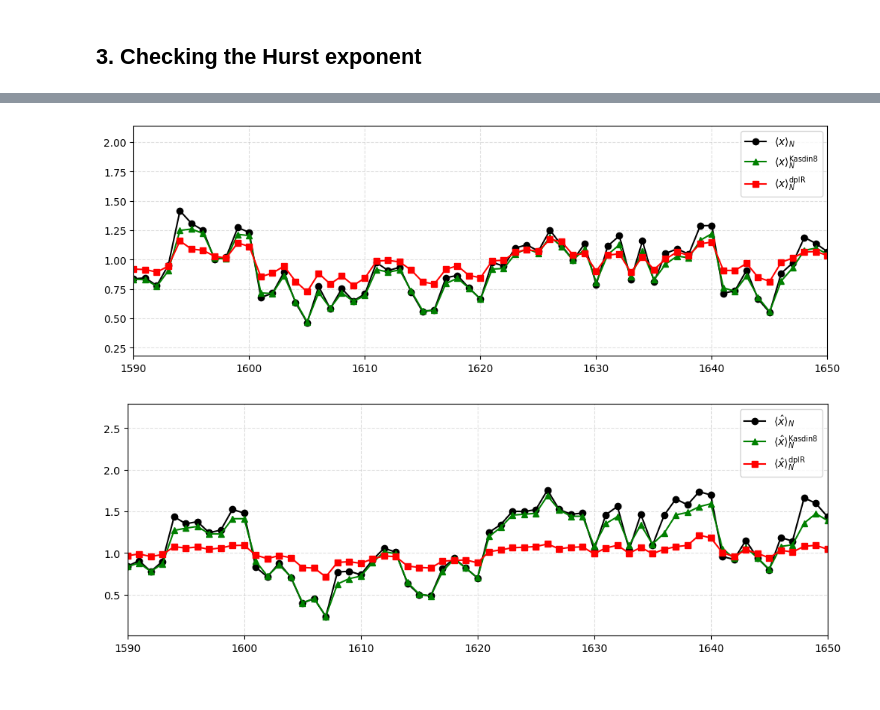
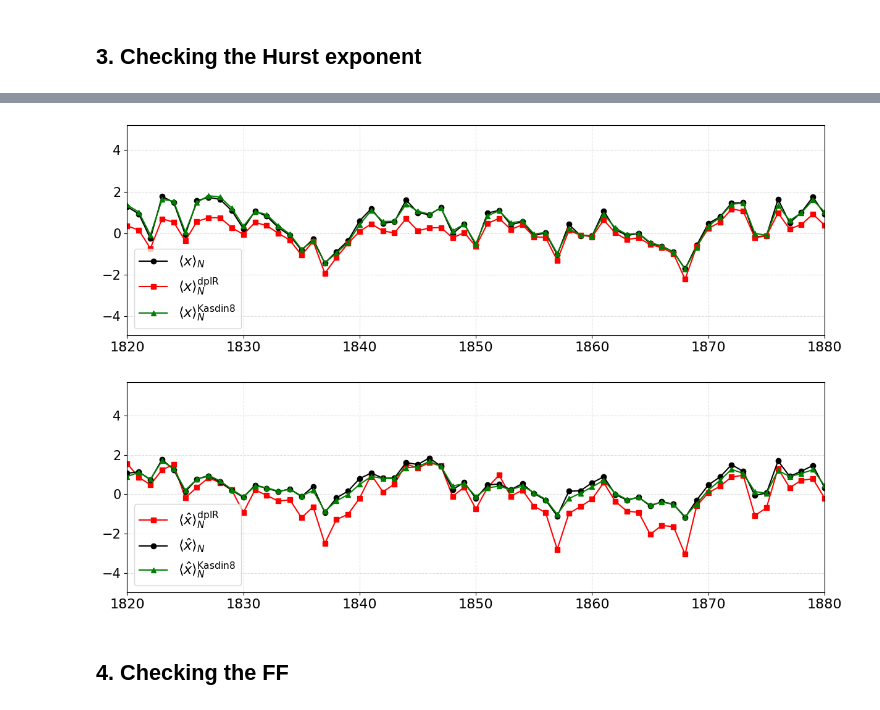
Before and after one commit to Digiratory/StatTools, a Jupyter notebook: research/kalman_filter/reconstruction_of_long_term_complex_system_dynamics/dendrochronological_series.ipynb, the cells around one changed output, grey strips where cells are left out. Cells and saved outputs as stored; diff of their text form; code cells hidden in the pictures.

```diff
--- a/research/kalman_filter/reconstruction_of_long_term_complex_system_dynamics/dendrochronological_series.ipynb
+++ b/research/kalman_filter/reconstruction_of_long_term_complex_system_dynamics/dendrochronological_series.ipynb
@@ -275,39 +324,39 @@ Median: 22.9%
 order = 8
 method = "Kasdin"
 
-mean_signal = np.zeros(total_years)
+mean_signal_full = np.zeros(total_years)
 for i, year in enumerate(data):
-    mean_signal[i] = np.nanmean(year)
-recovered_signal = np.zeros(total_years)
+    mean_signal_full[i] = tbrm(year)
+kalman_signal_full = np.zeros(total_years)
 kf = init_kf(H_O, 0, method, order, total_years)
 
 for i, year in enumerate(data):
     valid = year[~np.isnan(year)]
     if valid.size != 0:
-        year_mean = np.nanmean(valid)
+        year_mean = tbrm(valid)
         R = get_R_matrix(valid)
         kf._R = R
     else:
         year_mean = None
     kf.predict()
     kf.adjust(np.array([[year_mean]]))
-    recovered_signal[i] = kf.get_current_measurement().item()
+    kalman_signal_full[i] = kf.get_current_measurement().item()
 
 
-recovered_signal_aug = np.zeros(total_years)
+kalman_signal_distorted = np.zeros(total_years)
 kf = init_kf(H_O, 0, method, order, total_years)
 
-for i, year in enumerate(data_aug):
+for i, year in enumerate(data_distorted):
     valid = year[~np.isnan(year)]
     if valid.size != 0:
-        year_mean = np.nanmean(valid)
+        year_mean = tbrm(valid)
         R = get_R_matrix(valid)
         kf._R = R
     else:
         year_mean = None
     kf.predict()
     kf.adjust(np.array([[year_mean]]))
-    recovered_signal_aug[i] = kf.get_current_measurement().item()
+    kalman_signal_distorted[i] = kf.get_current_measurement().item()
 # %% [markdown]
 ## 3. Checking the Hurst exponent
 # %%
@@ -384,56 +573,68 @@ dplr            0.91    0.94    0.85    0.90
 # %%
 plt.figure(figsize=(12, 4))
-plt.plot(years, mean_signal, "-o", label=f"$\\langle x \\rangle_N$", color="k")
+plt.plot(years, normalize(mean_signal_full), "-o", label="$\\langle x \\rangle_N$", color="k")
 plt.plot(
     years,
-    recovered_signal,
+    normalize(dplr_signal_full),
+    "-s",
+    color="r",
+    label="$\\langle x \\rangle_N^\\text{dplR}$",
+)
+plt.plot(
+    years,
+    normalize(kalman_signal_full),
     "-^",
     color="green",
     label=f"$\\langle x \\rangle_N^\\text{{{method}{order}}}$",
 )
-plt.plot(
-    years,
-    mean_signal_dplr,
-    "-s",
-    color="r",
-    label=f"$\\langle x \\rangle_N^\\text{{dplR}}$",
-)
 plt.grid(linestyle="--", alpha=0.4)
-plt.legend()
+plt.legend(fontsize=16)
+plt.xticks(fontsize=16)
+plt.yticks(fontsize=15)
+plt.tight_layout()
 plt.savefig(OUTPUT_DATA_DIR / "recovered_full.png")
 plt.savefig(OUTPUT_DATA_DIR / "recovered_full.svg")
-plt.xlim(1590, 1650)
+plt.xlim(1820, 1880)
 plt.savefig(OUTPUT_DATA_DIR / "recovered.png")
 plt.savefig(OUTPUT_DATA_DIR / "recovered.svg")
 plt.show()
 # %% [output]
-[figure, old version]
+[figure, new version]
 # %%
 plt.figure(figsize=(12, 4))
 plt.plot(
-    years, mean_signal_aug, "-o", label=f"$\\langle \\hat{{x}} \\rangle_N$", color="k"
+    years,
+    normalize(dplr_signal_distorted),
+    "-s",
+    color="r",
+    label="$\\langle \\hat{x} \\rangle_N^\\text{dplR}$",
 )
 plt.plot(
     years,
-    recovered_signal_aug,
+    normalize(mean_signal_distorted),
+    "-o",
+    label="$\\langle \\hat{x} \\rangle_N$",
+    color="k",
+)
+plt.plot(
+    years,
+    normalize(kalman_signal_distorted),
     "-^",
     color="green",
     label=f"$\\langle \\hat{{x}} \\rangle_N^\\text{{{method}{order}}}$",
 )
-plt.plot(
-    years,
-    mean_signal_dplr_aug,
-    "-s",
-    color="r",
-    label=f"$\\langle \\hat{{x}} \\rangle_N^\\text{{dplR}}$",
-)
 plt.grid(linestyle="--", alpha=0.4)
-plt.legend()
+plt.legend(fontsize=16)
+plt.xticks(fontsize=16)
+plt.yticks(fontsize=15)
+plt.tight_layout()
 plt.savefig(OUTPUT_DATA_DIR / "recovered_distorted_full.png")
 plt.savefig(OUTPUT_DATA_DIR / "recovered_distorted_full.svg")
-plt.xlim(1590, 1650)
+plt.xlim(1820, 1880)
 plt.savefig(OUTPUT_DATA_DIR / "recovered_distorted.png")
 plt.savefig(OUTPUT_DATA_DIR / "recovered_distorted.svg")
 plt.show()
 # %% [output]
-[figure, old version]
+[figure, new version]
+# %% [markdown]
+## 4. Checking the FF
```
Also changed, not shown: parts of 30 cells of this notebook, 11 other files.
